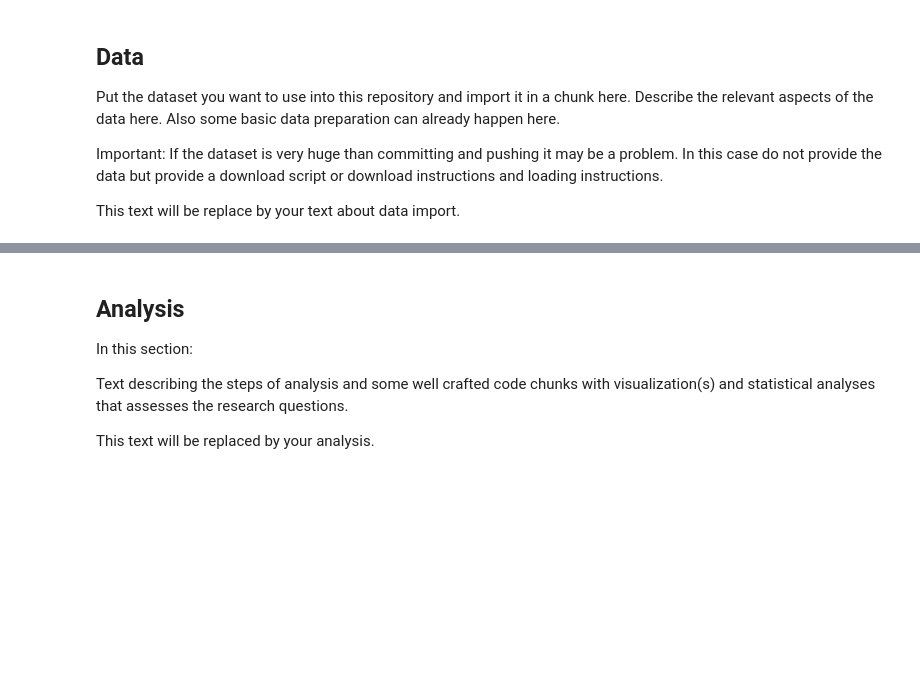
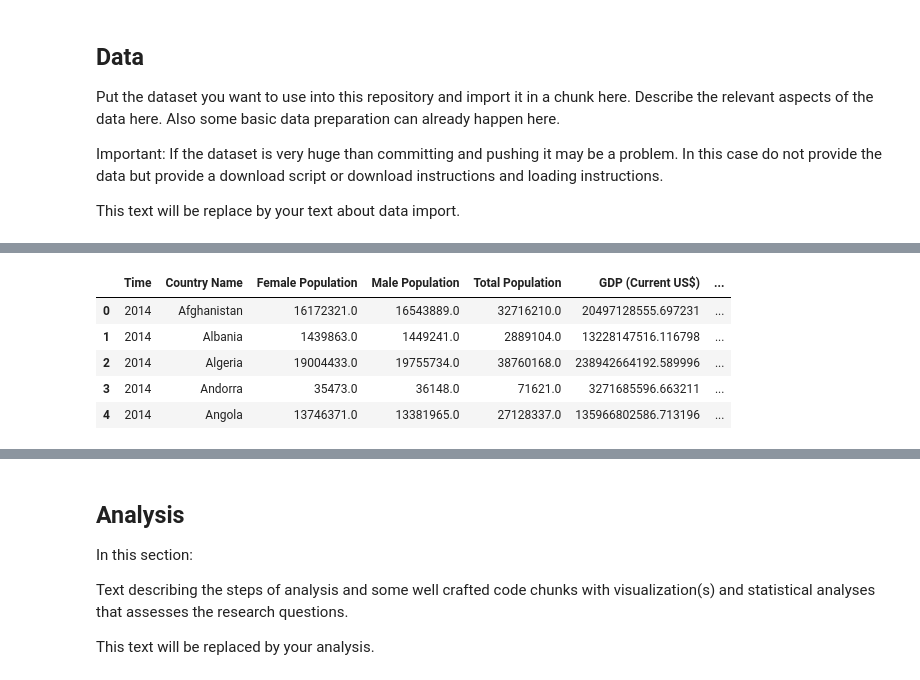
Before and after one commit to CU-F24-MDSSB-01-Concepts-Tools/FinalProject_7, a Jupyter notebook: report.ipynb, the cells around one changed output, grey strips where cells are left out. Drawn from its saved outputs; the diff is of its cells as text; code cells hidden in the pictures; blank space fills up the shorter version.

```diff
--- a/report.ipynb
+++ b/report.ipynb
@@ -52,0 +114,38 @@ data_esg = data_esg.iloc[:-5, :]  # Exclude the last 5 rows
+# %%
+# Column names and new names
+column_mapping = {
+    "Population, female [SP.POP.TOTL.FE.IN]": "Female Population",
+    "Population, male [SP.POP.TOTL.MA.IN]": "Male Population",
+    "Population, total [SP.POP.TOTL]": "Total Population",
+    "GDP (current US$) [NY.GDP.MKTP.CD]": "GDP (Current US$)",
+    "GDP per capita (constant 2010 US$) [NY.GDP.PCAP.KD]": "GDP per Capita (2010 US$)",
+    "Inflation, consumer prices (annual %) [FP.CPI.TOTL.ZG]": "Inflation (Annual %)",
+    "Human Capital Index (HCI) (scale 0-1) [HD.HCI.OVRL]": "Human Capital Index",
+    "Human Capital Index (HCI), Male (scale 0-1) [HD.HCI.OVRL.MA]": "Human Capital Index (Male)",
+    "Human Capital Index (HCI), Female (scale 0-1) [HD.HCI.OVRL.FE]": "Human Capital Index (Female)",
+    "Suicide mortality rate (per 100,000 population) [SH.STA.SUIC.P5]": "Suicide Rate (Total)",
+    "Suicide mortality rate, female (per 100,000 female population) [SH.STA.SUIC.FE.P5]": "Suicide Rate (Female)",
+    "Suicide mortality rate, male (per 100,000 male population) [SH.STA.SUIC.MA.P5]": "Suicide Rate (Male)",
+    "Literacy rate, adult female (% of females ages 15 and above) [SE.ADT.LITR.FE.ZS]": "Literacy Rate (Female)",
+    "Literacy rate, adult male (% of males ages 15 and above) [SE.ADT.LITR.MA.ZS]": "Literacy Rate (Male)",
+    "Literacy rate, adult total (% of people ages 15 and above) [SE.ADT.LITR.ZS]": "Literacy Rate (Total)",
+    "Economic and Social Rights Performance Score [SD.ESR.PERF.XQ]": "Economic Rights Score",
+    "Voice and Accountability: Estimate [VA.EST]": "Voice and Accountability",
+    "Unemployment, total (% of total labor force) (modeled ILO estimate) [SL.UEM.TOTL.ZS]": "Unemployment Rate",
+    "School enrollment, primary (% gross) [SE.PRM.ENRR]": "Primary School Enrollment",
+    "Access to clean fuels and technologies for cooking (% of population) [EG.CFT.ACCS.ZS]": "Clean Fuel Access",
+    "Government Effectiveness: Estimate [GE.EST]": "Government Effectiveness",
+    "Political Stability and Absence of Violence/Terrorism: Estimate [PV.EST]": "Political Stability",
+    "Strength of legal rights index (0=weak to 12=strong) [IC.LGL.CRED.XQ]": "Legal Rights Index"
+}
+
+data.rename(columns=column_mapping, inplace=True)
+
+data.head()
+# %% [output]
+|  | Time | Country Name | Female Population | Male Population | Total Population | GDP (Current US$) | ... |
+| 0 | 2014 | Afghanistan | 16172321.0 | 16543889.0 | 32716210.0 | 20497128555.697231 | ... |
+| 1 | 2014 | Albania | 1439863.0 | 1449241.0 | 2889104.0 | 13228147516.116798 | ... |
+| 2 | 2014 | Algeria | 19004433.0 | 19755734.0 | 38760168.0 | 238942664192.589996 | ... |
+| 3 | 2014 | Andorra | 35473.0 | 36148.0 | 71621.0 | 3271685596.663211 | ... |
+| 4 | 2014 | Angola | 13746371.0 | 13381965.0 | 27128337.0 | 135966802586.713196 | ... |
```
Also changed, not shown: parts of 9 cells of this notebook.
